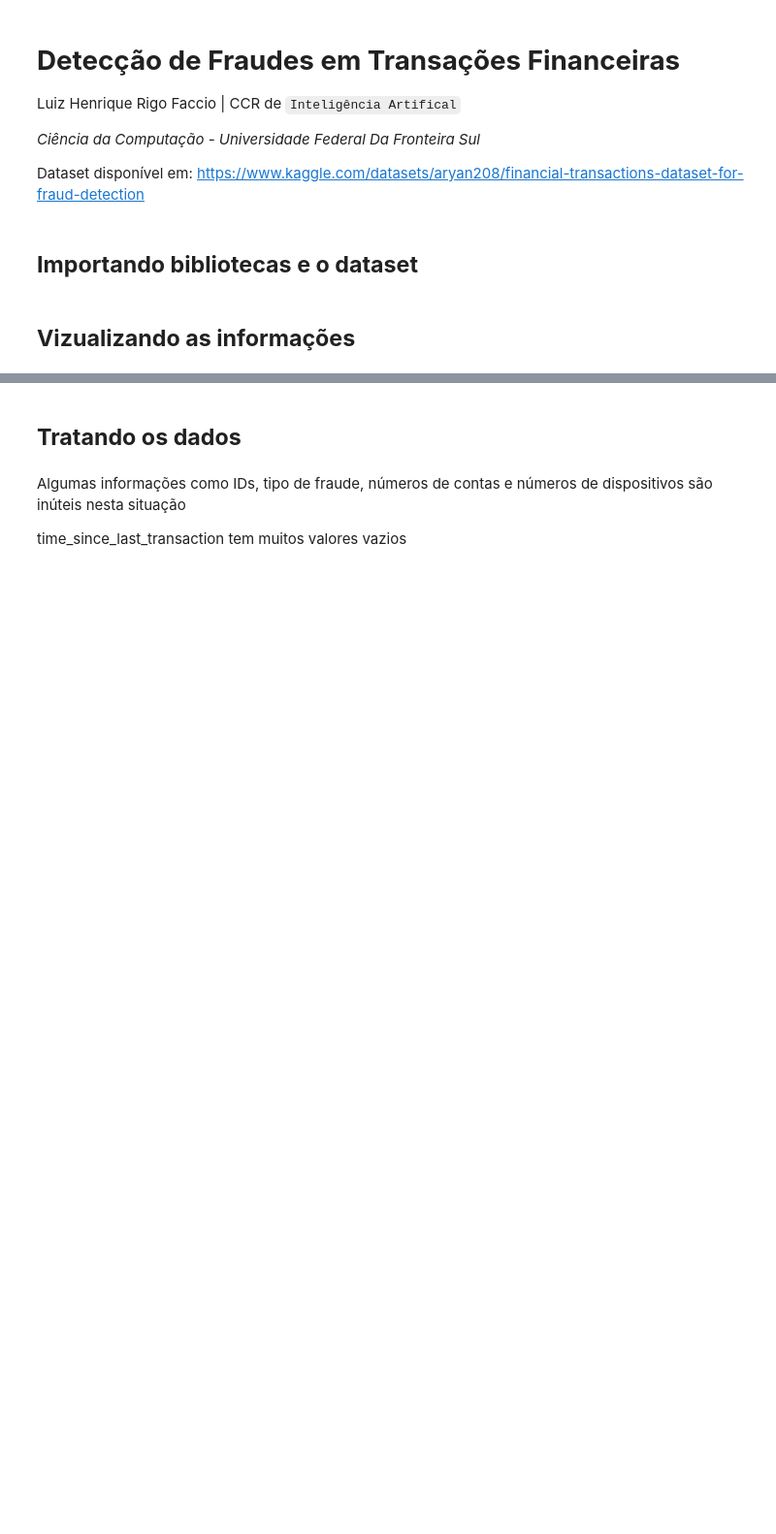
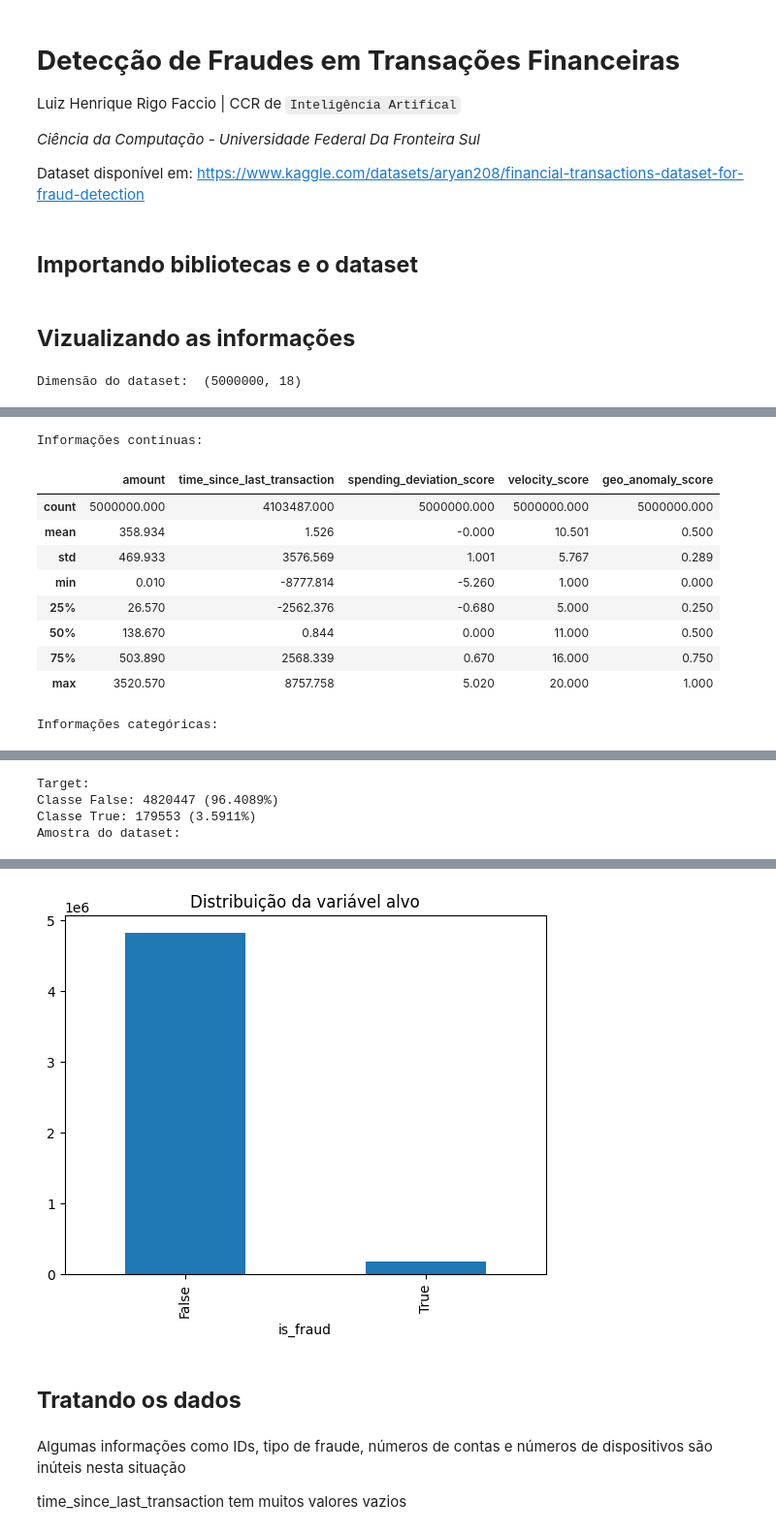
Before and after one commit to LuizHRF/UFFS, a Jupyter notebook: Inteligencia_Artificial/TF/main.ipynb, the cells around one changed output, grey strips where cells are left out. Shown at 97% size. Saved outputs shown, nothing was run; the diff lists cells and outputs as text; code cells hidden in the pictures; blank space fills up the shorter version.

```diff
--- a/Inteligencia_Artificial/TF/main.ipynb
+++ b/Inteligencia_Artificial/TF/main.ipynb
@@ -56,4 +56,6 @@ def analyze_data(dataSet):
     print("Amostra do dataset:")
     display(dataSet.sample(5))
 # %%
-#analyze_data(dataSet)
+analyze_data(dataSet)
+# %% [output]
+Dimensão do dataset:  (5000000, 18)
@@ -59,0 +79,11 @@ def analyze_data(dataSet):
+Informações contínuas:
+|  | amount | time_since_last_transaction | spending_deviation_score | velocity_score | geo_anomaly_score |
+| count | 5000000.000 | 4103487.000 | 5000000.000 | 5000000.000 | 5000000.000 |
+| mean | 358.934 | 1.526 | -0.000 | 10.501 | 0.500 |
+| std | 469.933 | 3576.569 | 1.001 | 5.767 | 0.289 |
+| min | 0.010 | -8777.814 | -5.260 | 1.000 | 0.000 |
+| 25% | 26.570 | -2562.376 | -0.680 | 5.000 | 0.250 |
+| 50% | 138.670 | 0.844 | 0.000 | 11.000 | 0.500 |
+| 75% | 503.890 | 2568.339 | 0.670 | 16.000 | 0.750 |
+| max | 3520.570 | 8757.758 | 5.020 | 20.000 | 1.000 |
+Informações categóricas:
@@ -59,0 +95,4 @@ def analyze_data(dataSet):
+Target:
+Classe False: 4820447 (96.4089%)
+Classe True: 179553 (3.5911%)
+Amostra do dataset:
@@ -60,3 +105,4 @@ def analyze_data(dataSet):
+[figure, added]
 # %% [markdown]
 ## **Tratando os dados**
 # %% [markdown]
```
Also changed, not shown: parts of 10 cells of this notebook.
